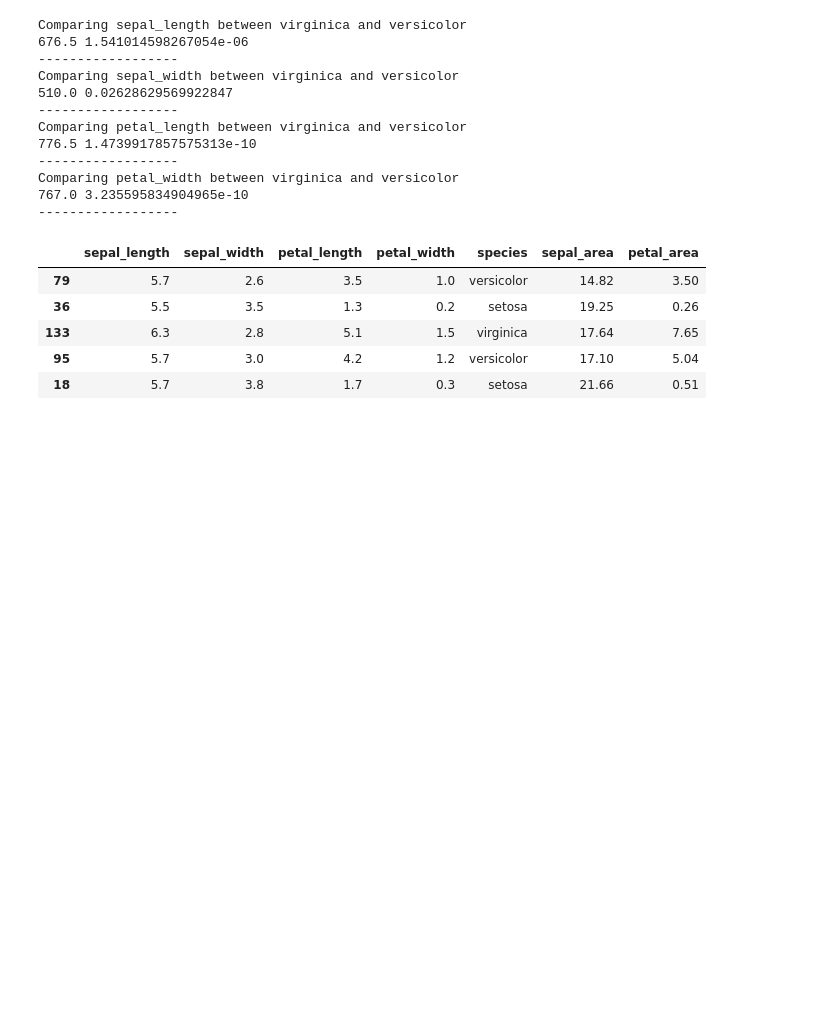
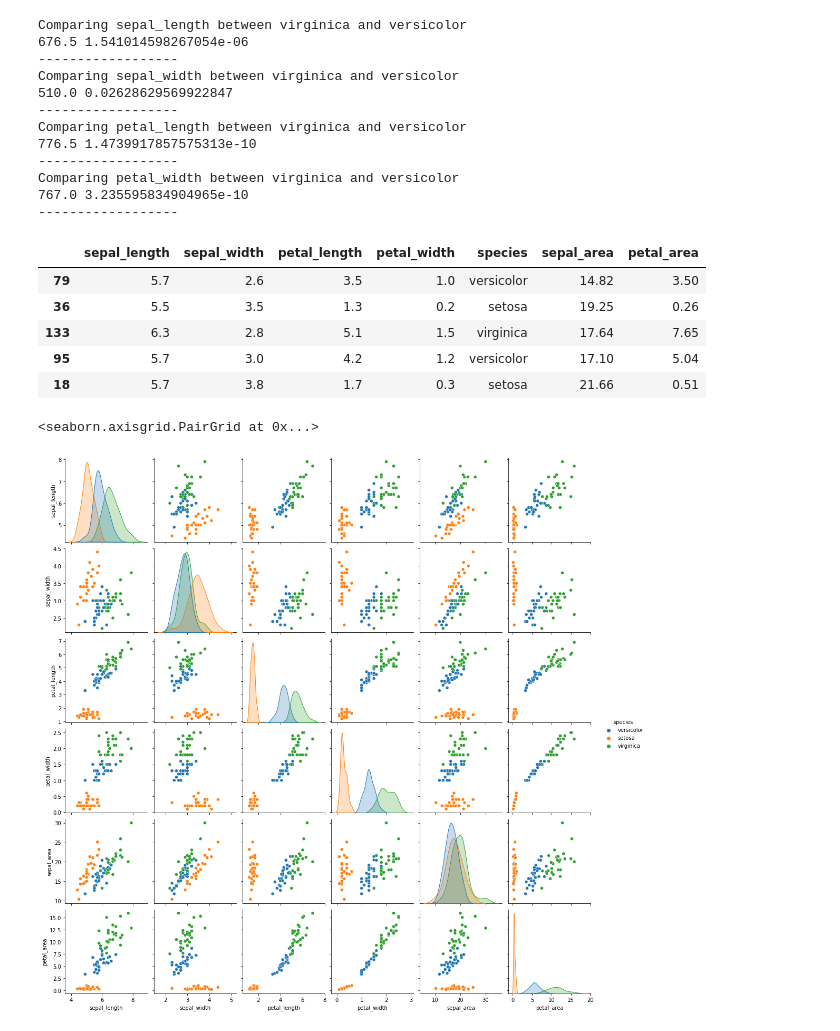
Before and after one commit to AJMartinezLlanes/classification-exercises, a Jupyter notebook: classification_exercises.ipynb, the cells around one changed output. Cells and saved outputs as stored; diff of their text form; code cells hidden in the pictures; blank space fills up the shorter version.

```diff
--- a/classification_exercises.ipynb
+++ b/classification_exercises.ipynb
@@ -1204,2 +1202,7 @@ itertools.combinations
+# %%
+sns.pairplot(train, hue='species')
+# %% [output]
+<seaborn.axisgrid.PairGrid at 0x...>
+[figure, added]
 # %%
 # Visualize two numeric variables by means of the species. Hint: sns.relplot with hue or col
```
Also changed, not shown: parts of 19 cells of this notebook, 1 other file.
